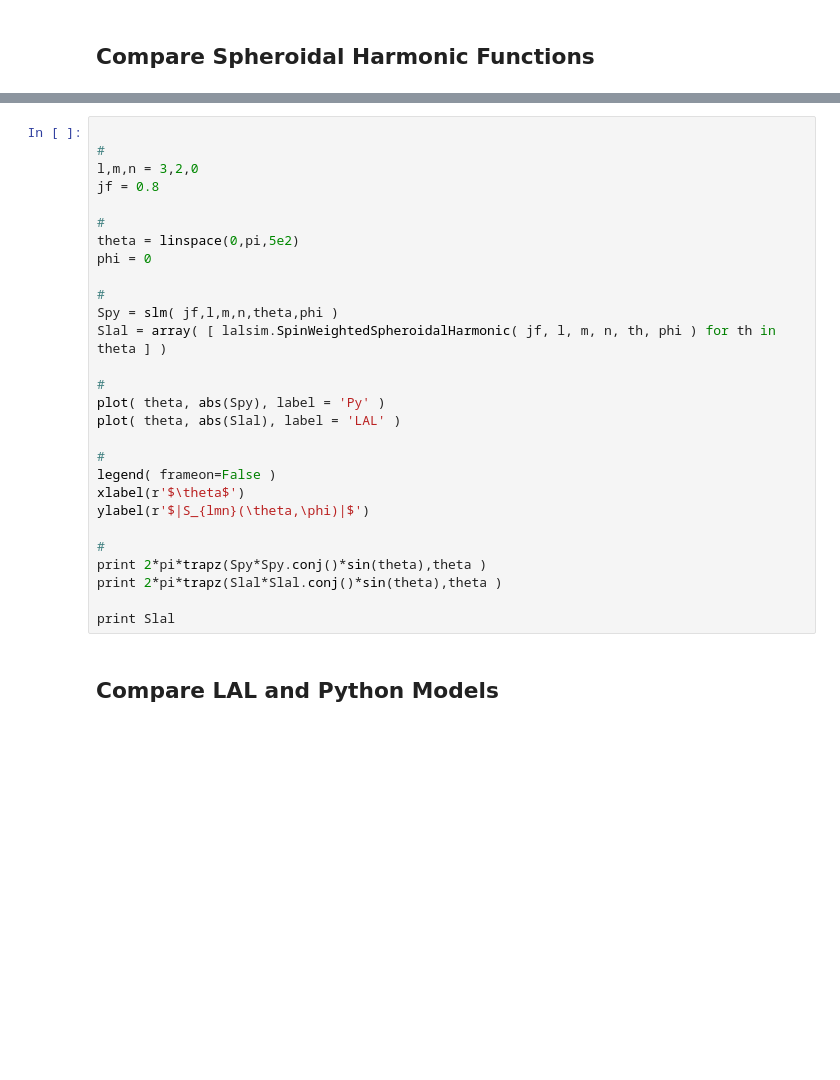
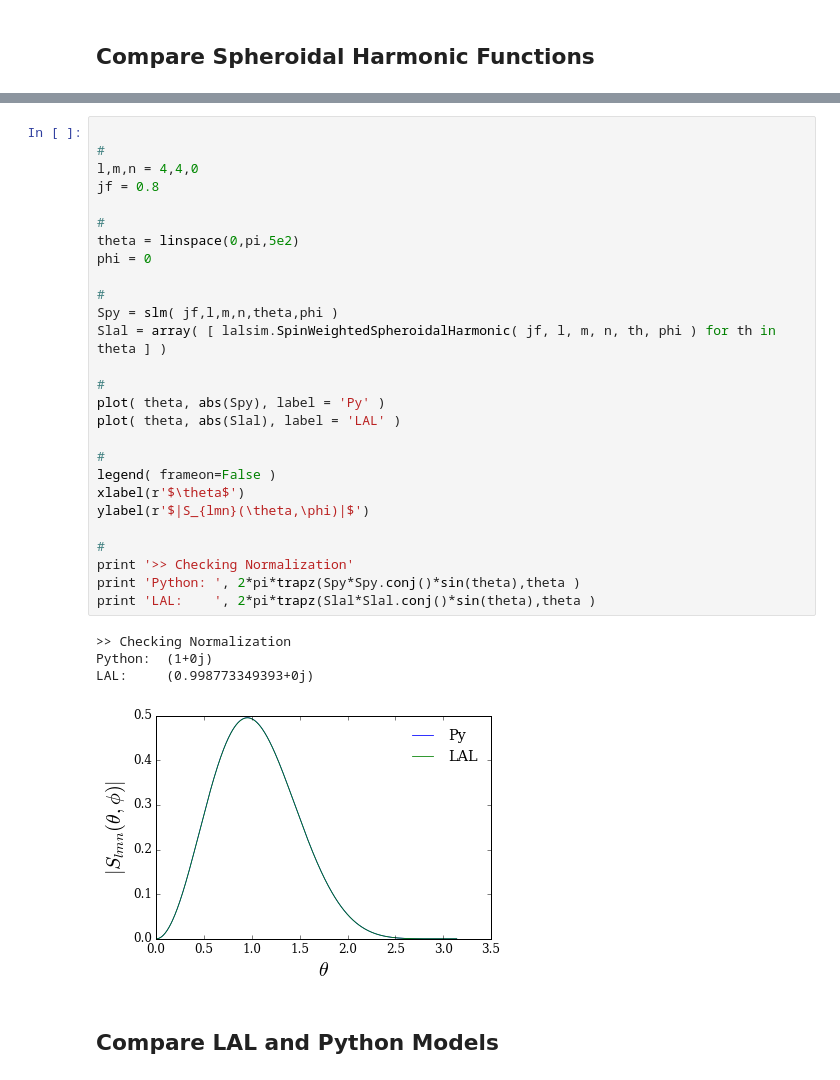
Before and after one commit to llondon6/review_ringdownFD_nikhef, a Jupyter notebook: factory/foo.ipynb, the cells around one changed output, grey strips where cells are left out. Cells and saved outputs as stored; diff of their text form; blank space fills up the shorter version.

```diff
--- a/factory/foo.ipynb
+++ b/factory/foo.ipynb
@@ -247,31 +525,35 @@ for l,m,n in ns.lmn:
 # %%
 
 #
-l,m,n = 3,2,0
+l,m,n = 4,4,0
 jf = 0.8
 
 #
 theta = linspace(0,pi,5e2)
 phi = 0
 
 #
 Spy = slm( jf,l,m,n,theta,phi )
 Slal = array( [ lalsim.SpinWeightedSpheroidalHarmonic( jf, l, m, n, th, phi ) for th in theta ] )
 
 #
 plot( theta, abs(Spy), label = 'Py' )
 plot( theta, abs(Slal), label = 'LAL' )
 
 #
 legend( frameon=False )
 xlabel(r'$\theta$')
 ylabel(r'$|S_{lmn}(\theta,\phi)|$')
 
 #
-print 2*pi*trapz(Spy*Spy.conj()*sin(theta),theta )
-print 2*pi*trapz(Slal*Slal.conj()*sin(theta),theta )
-
-print Slal
+print '>> Checking Normalization'
+print 'Python: ', 2*pi*trapz(Spy*Spy.conj()*sin(theta),theta )
+print 'LAL:    ', 2*pi*trapz(Slal*Slal.conj()*sin(theta),theta )
+# %% [output]
+>> Checking Normalization
+Python:  (1+0j)
+LAL:     (0.998773349393+0j)
+[figure, added]
 # %% [markdown]
 ## Compare LAL and Python Models
 # %%
```
Also changed, not shown: parts of 18 cells of this notebook.
